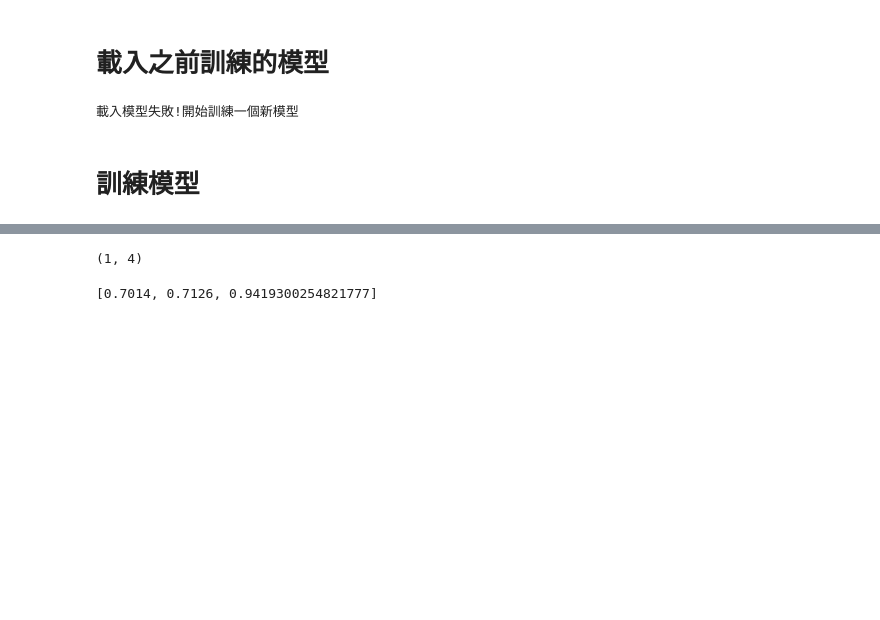
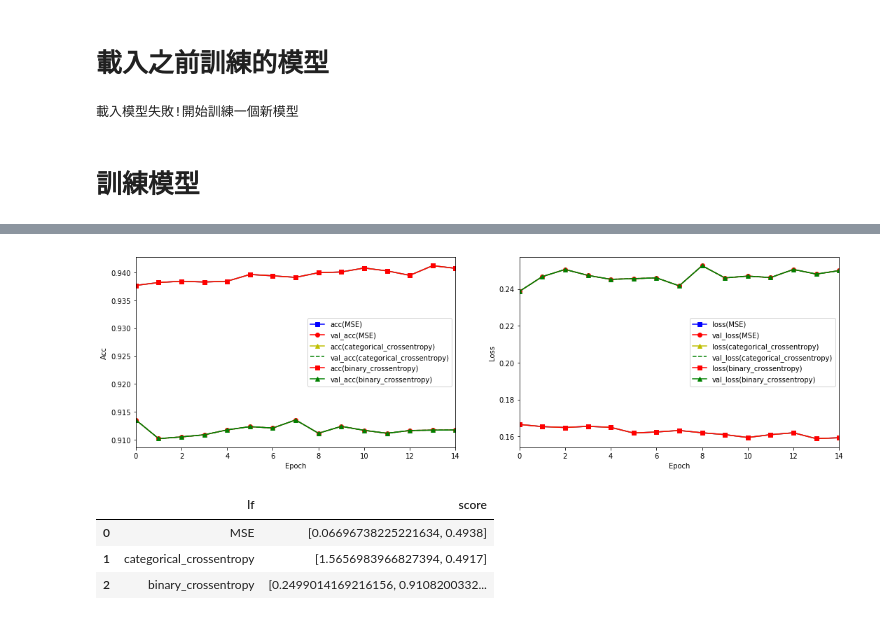
Before and after one commit to flyhead30042/ML100, a Jupyter notebook: homework/Day71-使用損失函數.ipynb_HW.ipynb, the cells around one changed output, grey strips where cells are left out. Saved outputs shown, nothing was run; the diff lists cells and outputs as text; code cells hidden in the pictures; blank space fills up the shorter version.

```diff
--- a/homework/Day71-使用損失函數.ipynb_HW.ipynb
+++ b/homework/Day71-使用損失函數.ipynb_HW.ipynb
@@ -73,13 +77,16 @@ model.add(MaxPooling2D(pool_size=(2, 2)))
 # %%
 #建立神經網路(平坦層、隱藏層、輸出層)
 # %%
-model.add(Flatten())
-model.add(Dropout(rate=0.25))
+# model.add(Flatten())
+# model.add(Dropout(rate=0.25))
 # %%
 # model.add(Dense(1024, activation='relu'))
 # # model.add(Dropout(rate=0.25))
-# %%
-model.add(Dense(10, activation='softmax'))
+# %%
+
+model.add(Dense(units= 256, input_dim=x_img_train.shape[1], activation="relu"))
+model.add(Dense(units= 64, activation="relu"))
+model.add(Dense(units= 10, activation='softmax'))
 # %%
 #檢查model 的STACK
 print(model.summary())
@@ -122,25 +162,19 @@ except :
 '''
 import pandas as pd
 
-df = pd.DataFrame(columns=["loss_func", "acc", "val_acc", "loss", "val_loss"])
-scores_list=list()
+scores=list()
+results=list()
 
 loss_func=["MSE", "categorical_crossentropy", "binary_crossentropy"]
-epochs=2
+epochs=15
+
 for lf in loss_func:
     print("Perform loss funcion {}".format(lf))
     model.compile(loss=lf, optimizer='adam', metrics=['accuracy'])
-    train_history = model.fit(x=x_img_train_normalize, y=y_label_train_OneHot, validation_split=0.25, epochs=epochs, batch_size=32, verbose=1)
-    for i in range(epochs):
-        df = df.append({"loss_func":lf}, ignore_index=True)
-    df = df.append({"acc": train_history.history["acc"]}, ignore_index=True)
-    df = df.append({"val_acc": train_history.history["val_acc"]}, ignore_index=True)
-    df = df.append({"loss": train_history.history["loss"]}, ignore_index=True)
-    df = df.append({"val_loss": train_history.history["val_loss"]}, ignore_index=True)
-
-    scores = model.evaluate(x_img_test_normalize, y_label_test_OneHot)
-    scores_list.append(scores[1])
-    print("score={}".format(scores[1]))
+    train_history = model.fit(x=x_img_train_normalize, y=y_label_train_OneHot, validation_split=0.25, epochs=epochs, batch_size=256, verbose=1)
+    results.append({"tag":lf, "model":model})
+    score = model.evaluate(x_img_test_normalize, y_label_test_OneHot)
+    scores.append({"lf":lf, "score":score})
 # %% [output]
 Perform loss funcion MSE
 Train on 37500 samples, validate on 12500 samples
@@ -162,13 +196,18 @@ score=0.9419300254821777
-# %%
-xxx = list()
-xxx.append(train_history.history["val_loss"])
-xxx.append(train_history.history["loss"])
-xx = np.array(xxx)
-xx = xx.reshape(1,-1)
-xx.shape
-# %% [output]
-(1, 4)
-# %%
-scores_list
-# %% [output]
-[0.7014, 0.7126, 0.9419300254821777]
+# %%
+"""
+將結果繪出
+"""
+import matplotlib.pyplot as plt
+%matplotlib inline
+
+df_acc_results, df_loss_results = show_train_history(results)
+# %% [output]
+[figure, added]
+# %%
+df_scores = pd.DataFrame(scores)
+df_scores
+# %% [output]
+|  | lf | score |
+| 0 | MSE | [0.06696738225221634, 0.4938] |
+| 1 | categorical_crossentropy | [1.5656983966827394, 0.4917] |
+| 2 | binary_crossentropy | [0.2499014169216156, 0.9108200332... |
```
Also changed, not shown: parts of 7 cells of this notebook.
